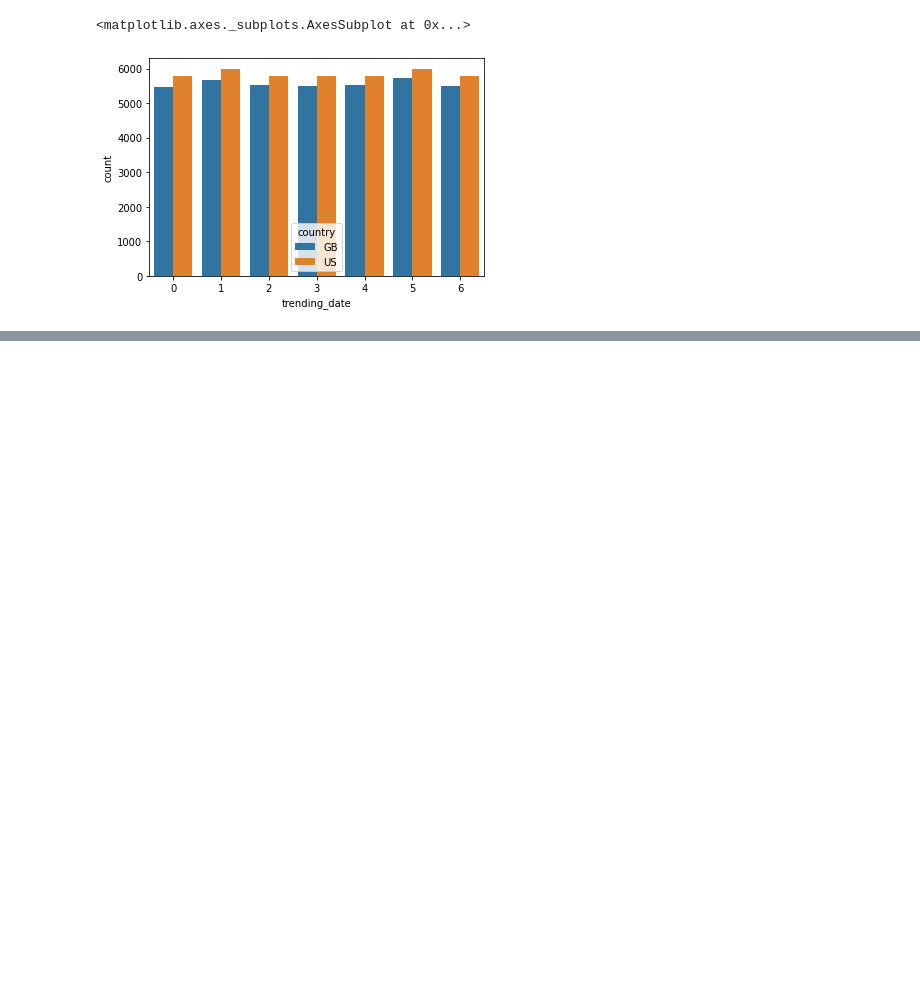
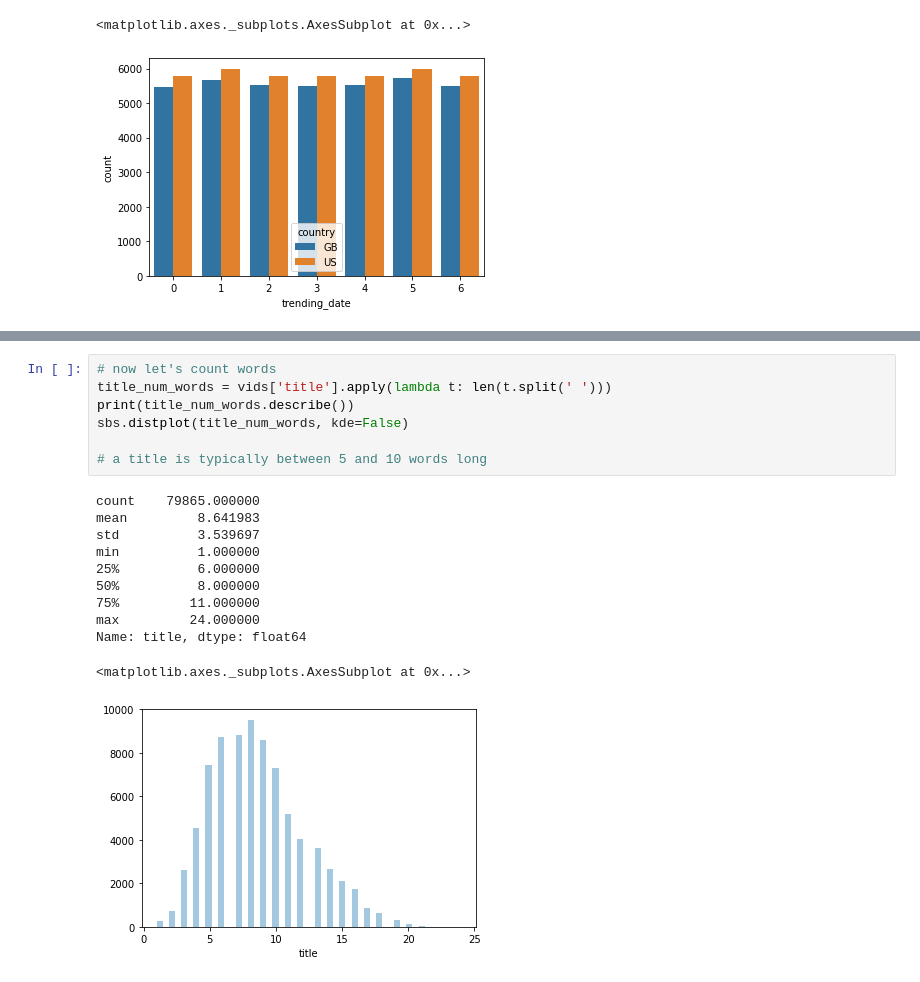
Before and after one commit to hejmsdz/youtube-trending-prediction, a Jupyter notebook: notebooks/01_text_attributes.ipynb, the cells around one changed output, grey strips where cells are left out. Drawn from its saved outputs; the diff is of its cells as text; blank space fills up the shorter version.

```diff
--- a/notebooks/01_text_attributes.ipynb
+++ b/notebooks/01_text_attributes.ipynb
@@ -109,0 +142,19 @@ sbs.countplot(x=weekdays, hue=vids['country'])
+# %%
+# now let's count words
+title_num_words = vids['title'].apply(lambda t: len(t.split(' ')))
+print(title_num_words.describe())
+sbs.distplot(title_num_words, kde=False)
+
+# a title is typically between 5 and 10 words long
+# %% [output]
+count    79865.000000
+mean         8.641983
+std          3.539697
+min          1.000000
+25%          6.000000
+50%          8.000000
+75%         11.000000
+max         24.000000
+Name: title, dtype: float64
+<matplotlib.axes._subplots.AxesSubplot at 0x...>
+[figure, added]
```
Also changed, not shown: parts of 3 cells of this notebook.
